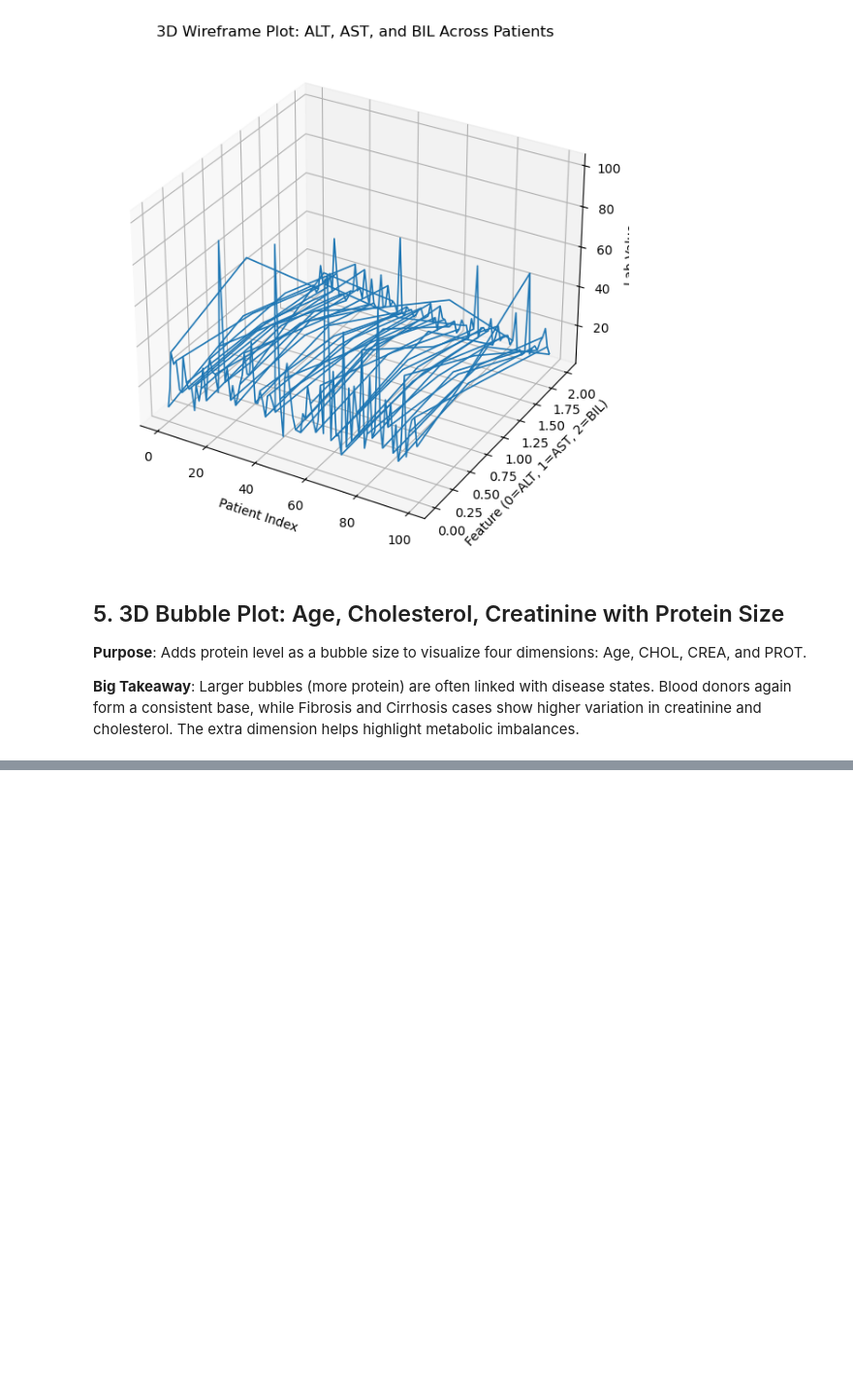
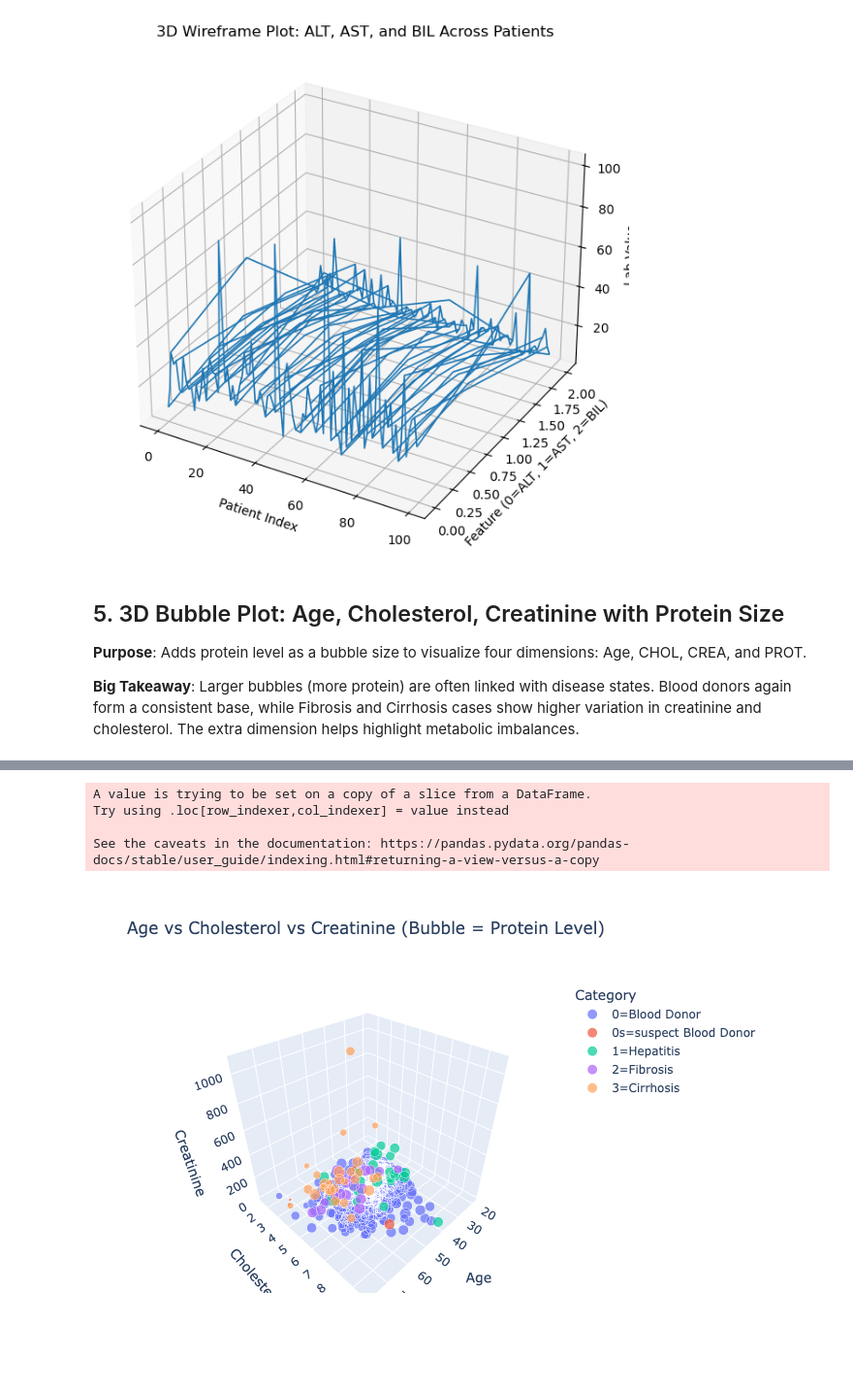
Before and after one commit to Vamin-co/dataVisualization, a Jupyter notebook: Lab3/Lab3Vandan.ipynb, the cells around one changed output, grey strips where cells are left out. Shown at 97% size. Drawn from its saved outputs; the diff is of its cells as text; code cells hidden in the pictures; blank space fills up the shorter version.

```diff
--- a/Lab3/Lab3Vandan.ipynb
+++ b/Lab3/Lab3Vandan.ipynb
@@ -225,15 +244,31 @@ plt.show()
 
 **Big Takeaway**:  Larger bubbles (more protein) are often linked with disease states. Blood donors again form a consistent base, while Fibrosis and Cirrhosis cases show higher variation in creatinine and cholesterol. The extra dimension helps highlight metabolic imbalances.
 # %%
+import plotly.express as px
 
-df['PROT_scaled'] = (df['PROT'] - df['PROT'].min()) * 5  # Amplify size variation
+# drop rows with missing data in required columns
+df_clean = df.dropna(subset=['Age', 'CHOL', 'CREA', 'PROT', 'Category'])
+
+# Rescale size for bubble effect
+df_clean['PROT_scaled'] = (df_clean['PROT'] - df_clean['PROT'].min()) * 5
+
+# Create the 3D scatter plot
 fig = px.scatter_3d(
-    df,
+    df_clean,
     x='Age', y='CHOL', z='CREA',
     size='PROT_scaled',
     color='Category',
     title='Age vs Cholesterol vs Creatinine (Bubble = Protein Level)',
     labels={'CHOL': 'Cholesterol', 'CREA': 'Creatinine', 'PROT': 'Protein'}
 )
+
+# Save the figure as PNG (high-res)
+fig.write_image(
+    'VandanAmin_3DBubPlot_AgeCholesterolCreatine_ProteinSize.png',
+    scale=3,
+    engine='kaleido'
+)
+
+# Show the plot
 fig.show()
 # %% [output]
@@ -240,0 +275,5 @@ fig.show()
+A value is trying to be set on a copy of a slice from a DataFrame.
+Try using .loc[row_indexer,col_indexer] = value instead
+
+See the caveats in the documentation: https://pandas.pydata.org/pandas-docs/stable/user_guide/indexing.html#returning-a-view-versus-a-copy
+[figure, added]
```
Also changed, not shown: parts of 4 cells of this notebook, 3 other files.
